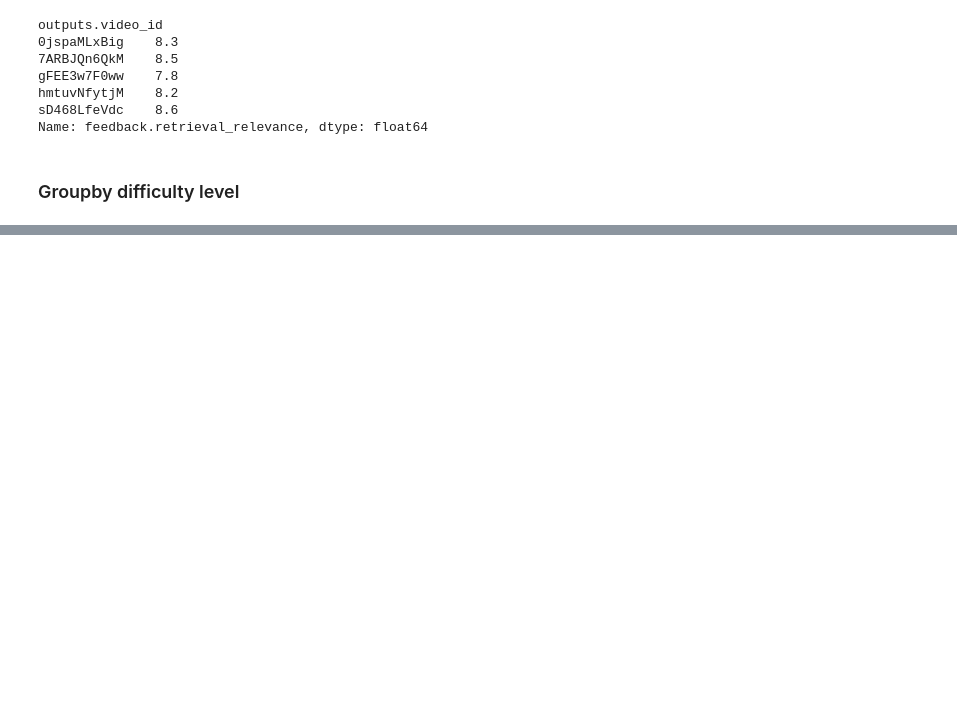
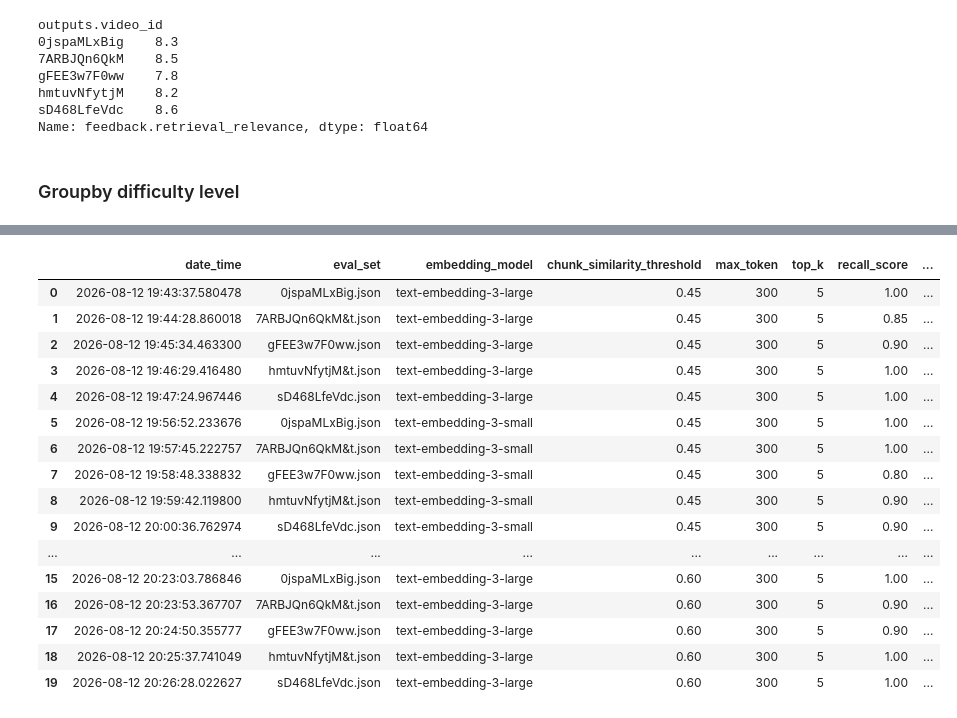
Before and after one commit to akshaypratap008/YouTube-RAG, a Jupyter notebook: notebooks/experimentation/test_evaluation_3.ipynb, the cells around one changed output, grey strips where cells are left out. Saved outputs shown, nothing was run; the diff lists cells and outputs as text; code cells hidden in the pictures; blank space fills up the shorter version.

Commit message:
retriever evaluation

```diff
--- a/notebooks/experimentation/test_evaluation_3.ipynb
+++ b/notebooks/experimentation/test_evaluation_3.ipynb
@@ -146,4 +146,28 @@ df.head()
 | 4 | What was the significance of the ... | Final Answer: The helicopter proj... | was must have been an interesting... | 0 | 3.553035 | ... |
 # %%
 import pandas as pd
-df = pd.read_csv("rag_evaluation/eval_results/deep_eval_results.csv")
+import os
+from pathlib import Path
+os.chdir(path = Path(r"C:\Users\apaks\projects\YT-RAG"))
+
+df = pd.read_csv(r"rag_evaluation/eval_results/deep_eval_results.csv")
+# %%
+df
+# %% [output]
+|  | date_time | eval_set | embedding_model | chunk_similarity_threshold | max_token | top_k | recall_score | ... |
+| 0 | 2026-08-12 19:43:37.580478 | 0jspaMLxBig.json | text-embedding-3-large | 0.45 | 300 | 5 | 1.00 | ... |
+| 1 | 2026-08-12 19:44:28.860018 | 7ARBJQn6QkM&t.json | text-embedding-3-large | 0.45 | 300 | 5 | 0.85 | ... |
+| 2 | 2026-08-12 19:45:34.463300 | gFEE3w7F0ww.json | text-embedding-3-large | 0.45 | 300 | 5 | 0.90 | ... |
+| 3 | 2026-08-12 19:46:29.416480 | hmtuvNfytjM&t.json | text-embedding-3-large | 0.45 | 300 | 5 | 1.00 | ... |
+| 4 | 2026-08-12 19:47:24.967446 | sD468LfeVdc.json | text-embedding-3-large | 0.45 | 300 | 5 | 1.00 | ... |
+| 5 | 2026-08-12 19:56:52.233676 | 0jspaMLxBig.json | text-embedding-3-small | 0.45 | 300 | 5 | 1.00 | ... |
+| 6 | 2026-08-12 19:57:45.222757 | 7ARBJQn6QkM&t.json | text-embedding-3-small | 0.45 | 300 | 5 | 1.00 | ... |
+| 7 | 2026-08-12 19:58:48.338832 | gFEE3w7F0ww.json | text-embedding-3-small | 0.45 | 300 | 5 | 0.80 | ... |
+| 8 | 2026-08-12 19:59:42.119800 | hmtuvNfytjM&t.json | text-embedding-3-small | 0.45 | 300 | 5 | 0.90 | ... |
+| 9 | 2026-08-12 20:00:36.762974 | sD468LfeVdc.json | text-embedding-3-small | 0.45 | 300 | 5 | 0.90 | ... |
+| ... | ... | ... | ... | ... | ... | ... | ... | ... |
+| 15 | 2026-08-12 20:23:03.786846 | 0jspaMLxBig.json | text-embedding-3-large | 0.60 | 300 | 5 | 1.00 | ... |
+| 16 | 2026-08-12 20:23:53.367707 | 7ARBJQn6QkM&t.json | text-embedding-3-large | 0.60 | 300 | 5 | 0.90 | ... |
+| 17 | 2026-08-12 20:24:50.355777 | gFEE3w7F0ww.json | text-embedding-3-large | 0.60 | 300 | 5 | 0.90 | ... |
+| 18 | 2026-08-12 20:25:37.741049 | hmtuvNfytjM&t.json | text-embedding-3-large | 0.60 | 300 | 5 | 1.00 | ... |
+| 19 | 2026-08-12 20:26:28.022627 | sD468LfeVdc.json | text-embedding-3-large | 0.60 | 300 | 5 | 1.00 | ... |
```
Also changed, not shown: parts of 7 cells of this notebook, 24 other files.
